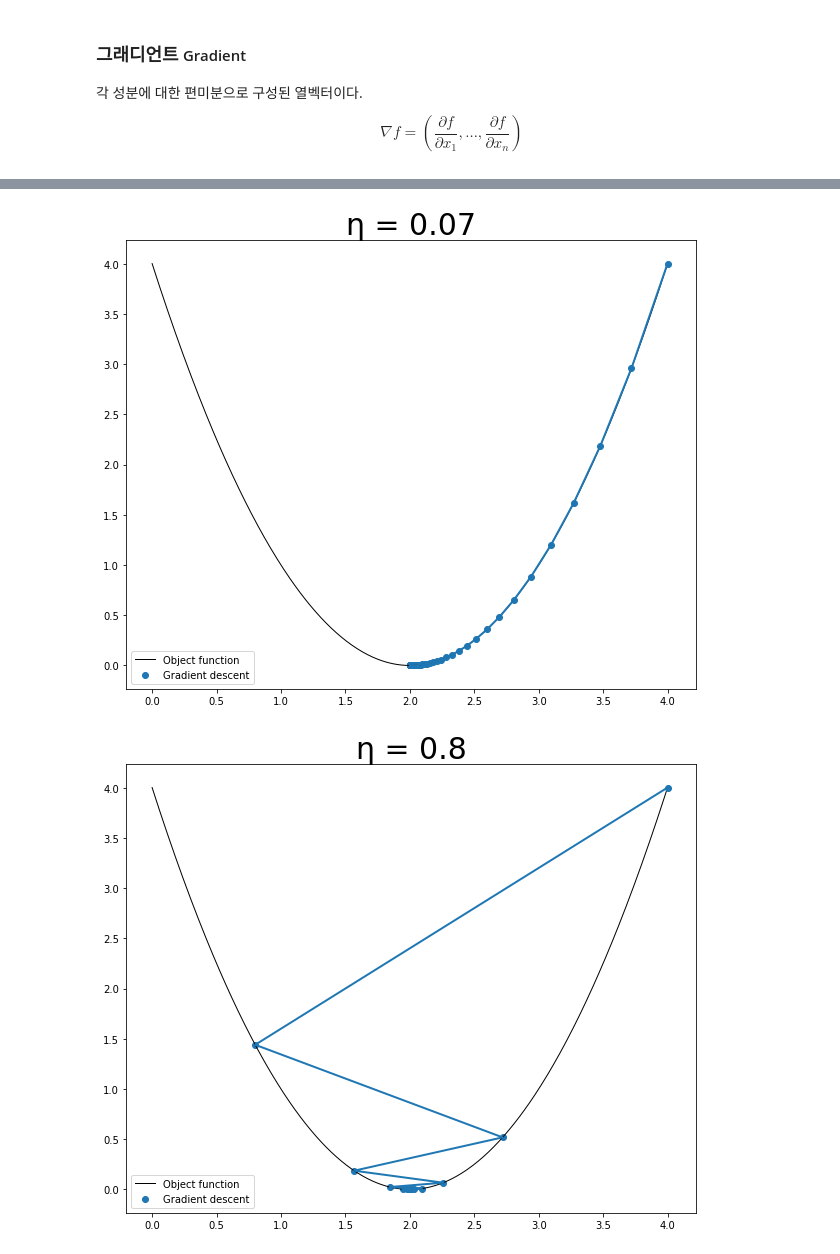
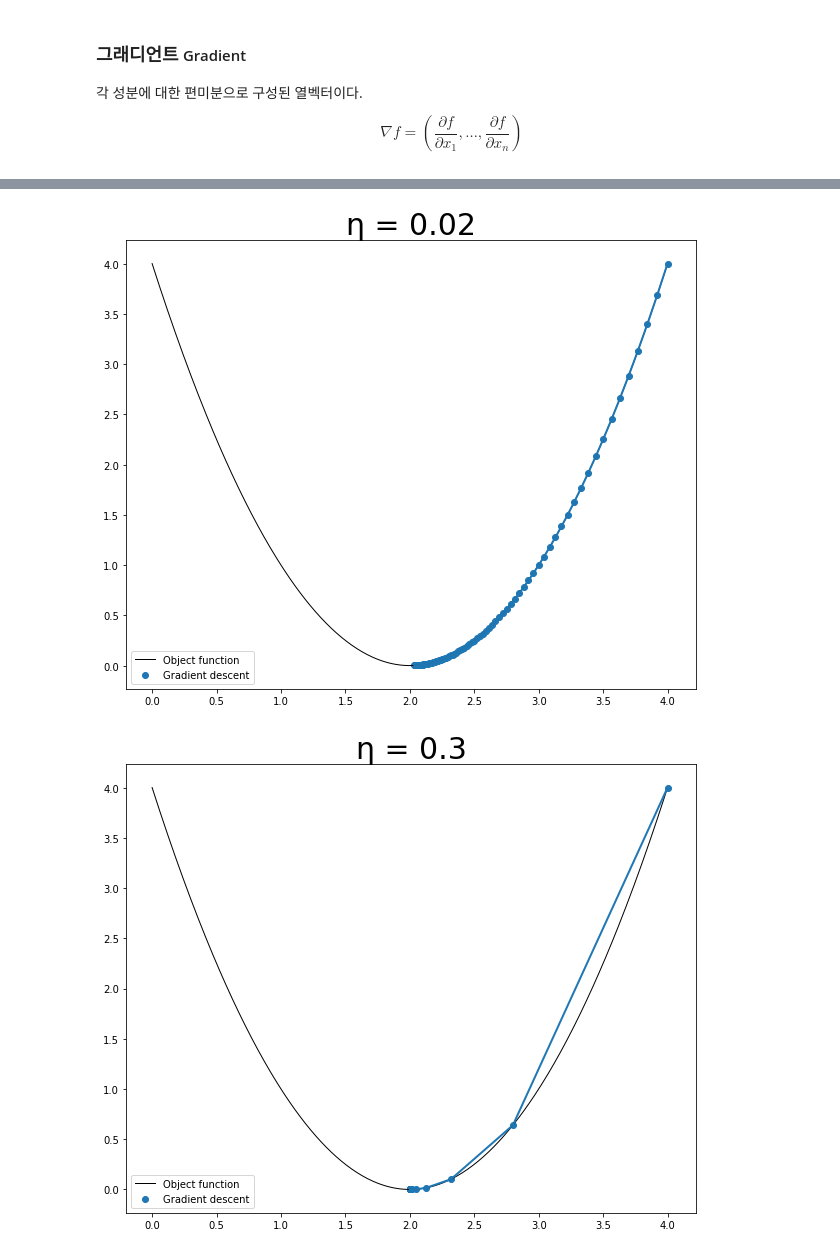
Before and after one commit to simnalamburt/snucse, a Jupyter notebook: Deep Learning from Scratch/4-learning.ipynb, the cells around one changed output, grey strips where cells are left out. Saved outputs shown, nothing was run; the diff lists cells and outputs as text; code cells hidden in the pictures.

```diff
--- a/Deep Learning from Scratch/4-learning.ipynb
+++ b/Deep Learning from Scratch/4-learning.ipynb
@@ -169,7 +212,7 @@ for args in (1, 2, 3), (4, 5, 6), (7, 8, 9):
 # %% [markdown]
 하지만 우리가 이를 제대로 활용하려면, 다인자 함수이더라도 입력을 하나의 numpy 배열로 받는 함수로 만들어야한다. 이하는 `partial_derivate` 함수의 numpy 버전이다.
 # %%
-def partial_derivate(f, nth, h=1E-4):
+def partial_derivate(f, idx, h=1E-4):
     """
     편미분 연산자.
 
@@ -187,8 +230,8 @@ def partial_derivate(f, nth, h=1E-4):
     def func(args):
         param1 = args.astype(float)
         param2 = param1.copy()
-        param1[nth] += h
-        param2[nth] -= h
+        param1[idx] += h
+        param2[idx] -= h
         return (f(param1) - f(param2))/(2*h)
     return func
 
@@ -233,19 +276,40 @@ def grad(f, h=1E-4):
        gradient(np.array([2, 3])) # array([4, 6])
     """
     def func(args):
-        if func.components is None:
-            func.components = [partial_derivate(f, i) for i in range(args.shape[-1])]
-        return np.fromiter((component(args) for component in func.components), float)
-    func.components = None
+        if func.data is None:
+            func.data = args.shape, [partial_derivate(f, idx) for idx in np.ndindex(args.shape)]
+        shape, components = func.data
+        return np.fromiter((component(args) for component in components), float).reshape(shape)
+    func.data = None
     return func
 
+# 입력이 1차 배열인 경우의 그래디언트
 func = lambda args: (args**2).sum(axis=0)
 gradient = grad(func)
 gradient_analytic = lambda args: 2*args
 
-for args in (1, 2, 3), (4, 5, 6), (7, 8, 9):
+for args in (1., 2., 3.), (4., 5., 6.), (7., 8., 9.):
     param = np.array(args)
     print(f'해석적 그래디언트 : {gradient_analytic(param)}')
     print(f'수치 그래디언트   : {gradient(param)}')
     print()
+
+# 입력이 다차원 배열인 경우의 그래디언트
+func = lambda matrix: (matrix**2).sum()
+gradient = grad(func)
+gradient_analytic = lambda matrix: 2*matrix
+
+def do(args):
+    param = np.array(args)
+    print(f'해석적 그래디언트:\n{gradient_analytic(param)}')
+    print(f'수치 그래디언트:\n{gradient(param)}')
+    print()
+do([
+    [1., 2.],
+    [3., 4.],
+])
+do([
+    [0.2, 1.9],
+    [2.4, 4.8],
+])
 # %% [output]
@@ -269,30 +342,30 @@ x' = x - \eta \nabla f (x) \\
 # %%
 import matplotlib.pyplot as plt
 
 def grad_descent(f, x=4, eta=0.07, iteration=100):
     gradient = grad(f)
     results = np.empty((iteration, 2))
     for i in range(iteration):
         results[i,0] = x
         results[i,1] = f(x)
         x = x - eta * gradient(np.array([x]))
         y = func(x)
     return np.array((x, y)), results
 
 func = lambda x: (x-2)**2
 
-for eta in 0.07, 0.8:
+for eta in 0.02, 0.3, 0.8:
     _, process = grad_descent(func, eta=eta)
 
     plt.figure(1, figsize=(9,7)).subplots_adjust(left=0.10, bottom=0.09, top=0.98, right=0.98)
     plt.title(f'η = {eta}', fontsize=30)
     x = x = np.arange(0, 4, 0.01)
     y = func(x)
     plt.plot(x, y, c='000000', linewidth=1, label='Object function')
     plt.plot(process[...,0], process[...,1], linewidth=2)
     plt.scatter(process[...,0], process[...,1], label='Gradient descent')
     plt.legend()
     plt.show()
 # %% [output]
 [figure]
-[figure, old version]
+[figure, new version]
```
Also changed, not shown: parts of 8 cells of this notebook.
